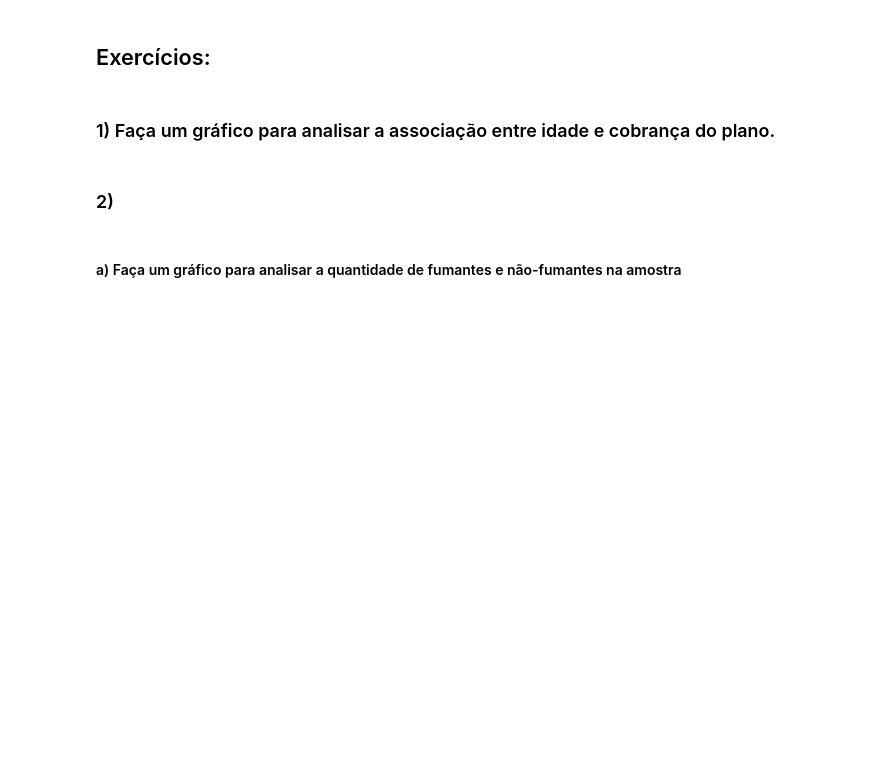
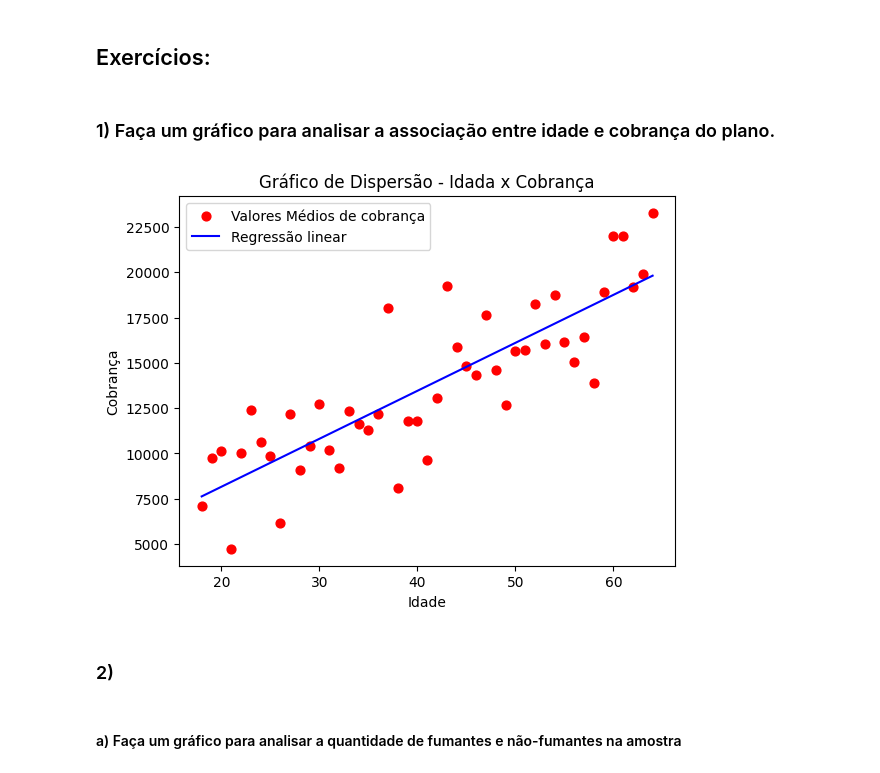
Before and after one commit to GabrielGrub/Trainee_FEA.dev, a Jupyter notebook: Curso de Python - 2022/Lista8_Visualização de dados.ipynb, the cells around one changed output. Drawn from its saved outputs; the diff is of its cells as text; code cells hidden in the pictures; blank space fills up the shorter version.

```diff
--- a/Curso de Python - 2022/Lista8_Visualização de dados.ipynb
+++ b/Curso de Python - 2022/Lista8_Visualização de dados.ipynb
@@ -120,6 +87,35 @@ dtype: int64
 ### 1) Faça um gráfico para analisar a associação entre idade e cobrança do plano.
 # %%
 ### SEU CÓDIGO COMEÇA AQUI ###
+
+# Valores médios de 'charges' para cada valor único de 'age'
+media_cobrança_por_idade = data.groupby('age')['charges'].mean().reset_index()
+
+# # Ordenar os valores pela coluna 'age'
+data.sort_values(by='age', inplace=True)
+
+# Plotar o gráfico
+plt.scatter(media_cobrança_por_idade['age'], media_cobrança_por_idade['charges'], s=40, color='red', label='Valores Médios de cobrança')
+
+# Rótulos aos eixos x e y
+plt.xlabel('Idade')
+plt.ylabel('Cobrança')
+
+# Título ao gráfico
+plt.title('Gráfico de Dispersão - Idada x Cobrança')
+
+# Regressão linear
+coeficiente = np.polyfit(media_cobrança_por_idade['age'], media_cobrança_por_idade['charges'], 1)
+linha = np.poly1d(coeficiente)
+plt.plot(media_cobrança_por_idade['age'], linha(media_cobrança_por_idade['age']), color='blue', label='Regressão linear')
+
+# Legenda
+plt.legend()
+
+# Gráfico
+plt.show()
+# %% [output]
+[figure, added]
 # %% [markdown]
 ### 2)
 # %% [markdown]
```
Also changed, not shown: parts of 5 cells of this notebook, 3 other files.
